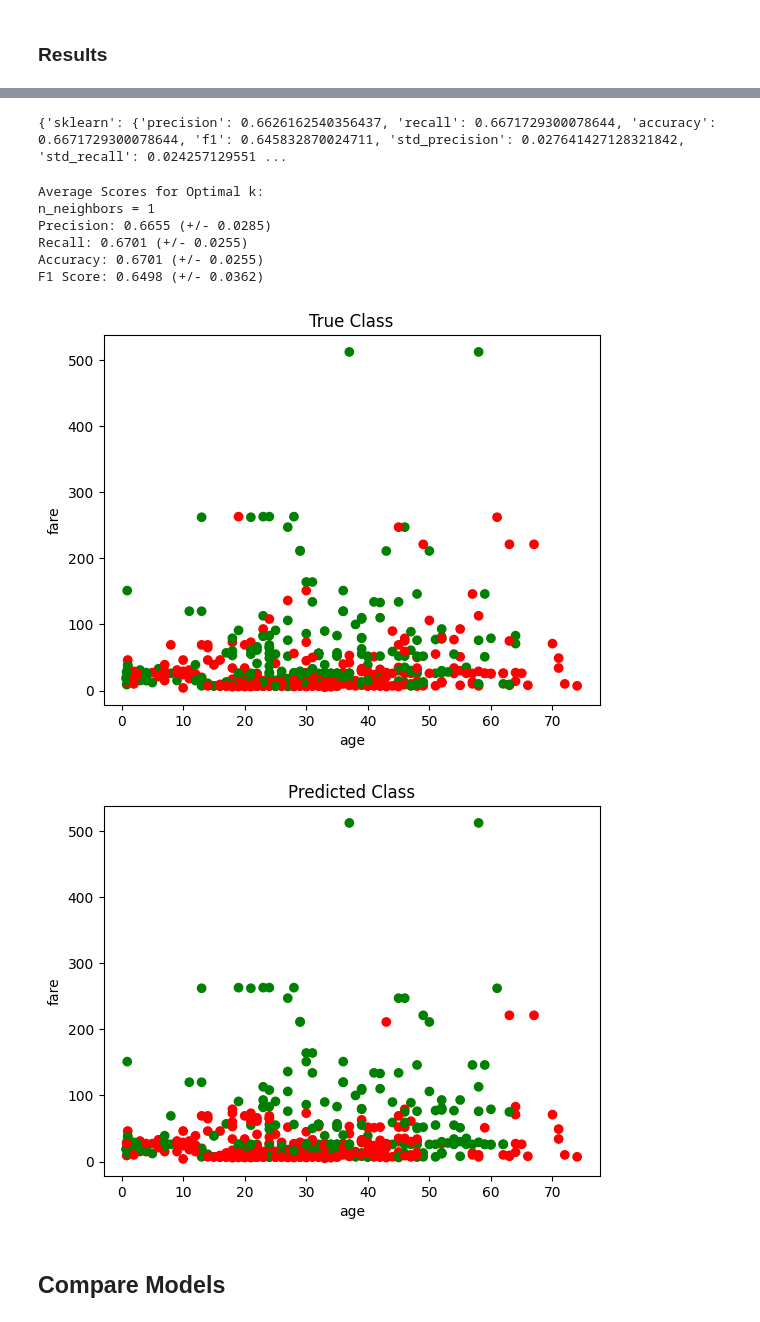
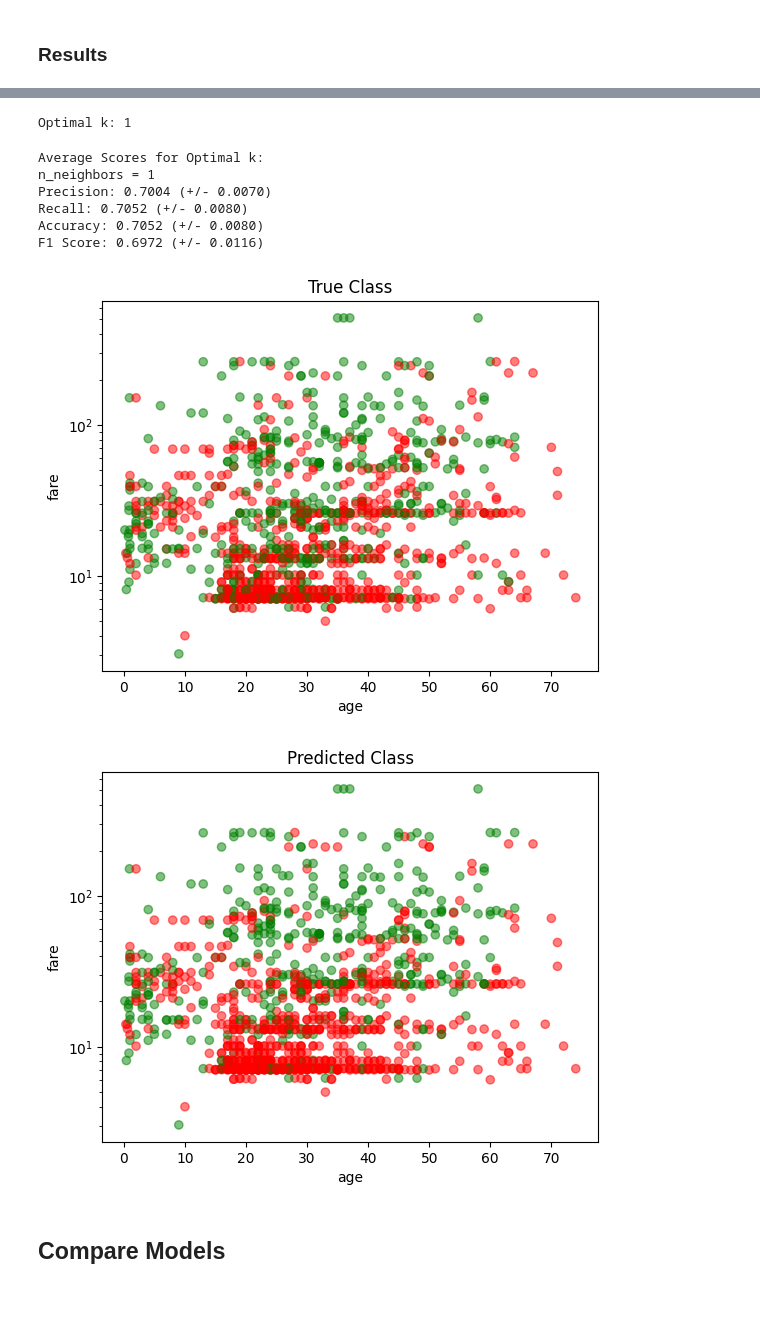
Before and after one commit to IsaacFigNewton/Conditional-Probability-Manifold-Regressor, a Jupyter notebook: KNN_Estimation_of_Feature_Probability_Distributions.ipynb, the cells around one changed output, grey strips where cells are left out. Drawn from its saved outputs; the diff is of its cells as text; code cells hidden in the pictures.

```diff
--- a/KNN_Estimation_of_Feature_Probability_Distributions.ipynb
+++ b/KNN_Estimation_of_Feature_Probability_Distributions.ipynb
@@ -538,42 +502,55 @@ plt.show()
-# %%
-print(avg_scores)
-# %% [output]
-{'sklearn': {'precision': 0.6626162540356437, 'recall': 0.6671729300078644, 'accuracy': 0.6671729300078644, 'f1': 0.645832870024711, 'std_precision': 0.027641427128321842, 'std_recall': 0.024257129551 ...
+# %%
+optimal_k = grid_search.best_params_['n_neighbors']
+
+print(f"Optimal k: {optimal_k}")
+# %% [output]
+Optimal k: 1
 # %%
 # Print average scores
 print()
 print("Average Scores for Optimal k:")
-print(f"n_neighbors = {avg_scores['custom']['n_neighbors']}")
-print(f"Precision: {avg_scores['custom']['precision']:.4f} (+/- {avg_scores['custom']['std_precision']:.4f})")
-print(f"Recall: {avg_scores['custom']['recall']:.4f} (+/- {avg_scores['custom']['std_recall']:.4f})")
-print(f"Accuracy: {avg_scores['custom']['accuracy']:.4f} (+/- {avg_scores['custom']['std_accuracy']:.4f})")
-print(f"F1 Score: {avg_scores['custom']['f1']:.4f} (+/- {avg_scores['custom']['std_f1']:.4f})")
+print(f"n_neighbors = {optimal_k}")
+print(f"Precision: {avg_scores['custom'][optimal_k]['precision']:.4f} (+/- {avg_scores['custom'][optimal_k]['std_precision']:.4f})")
+print(f"Recall: {avg_scores['custom'][optimal_k]['recall']:.4f} (+/- {avg_scores['custom'][optimal_k]['std_recall']:.4f})")
+print(f"Accuracy: {avg_scores['custom'][optimal_k]['accuracy']:.4f} (+/- {avg_scores['custom'][optimal_k]['std_accuracy']:.4f})")
+print(f"F1 Score: {avg_scores['custom'][optimal_k]['f1']:.4f} (+/- {avg_scores['custom'][optimal_k]['std_f1']:.4f})")
 # %% [output]
 Average Scores for Optimal k:
 n_neighbors = 1
-Precision: 0.6655 (+/- 0.0285)
-Recall: 0.6701 (+/- 0.0255)
-Accuracy: 0.6701 (+/- 0.0255)
-F1 Score: 0.6498 (+/- 0.0362)
+Precision: 0.7004 (+/- 0.0070)
+Recall: 0.7052 (+/- 0.0080)
+Accuracy: 0.7052 (+/- 0.0080)
+F1 Score: 0.6972 (+/- 0.0116)
+# %%
+model = best_model.fit(dataset[X], dataset[y[0]].map(class_map))
+y_pred = pd.Series(model.predict(dataset[X]))
 # %%
-plt.scatter(test_data[X[0]], test_data[X[1]], c=test_data[y[0]].map(colormap))
+plt.scatter(dataset[X[0]],\
+            dataset[X[1]],\
+            c=dataset[y[0]].map(colormap),\
+            alpha=0.5)
 
 # Add labels and title
 plt.title("True Class")
 plt.xlabel(X[0])
 plt.ylabel(X[1])
+plt.yscale('log')
 plt.show()
 
-plt.scatter(test_data[X[0]], test_data[X[1]], c=y_pred.map(colormap))
+plt.scatter(dataset[X[0]],\
+            dataset[X[1]],\
+            c=y_pred.map(colormap),\
+            alpha=0.5)
 
 # Add labels and title
 plt.title("Predicted Class")
 plt.xlabel(X[0])
 plt.ylabel(X[1])
+plt.yscale('log')
 plt.show()
 # %% [output]
-[figure, old version]
+[figure, new version]
-[figure, old version]
+[figure, new version]
 # %% [markdown]
 ## Compare Models
 # %%
```
Also changed, not shown: parts of 9 cells of this notebook.
